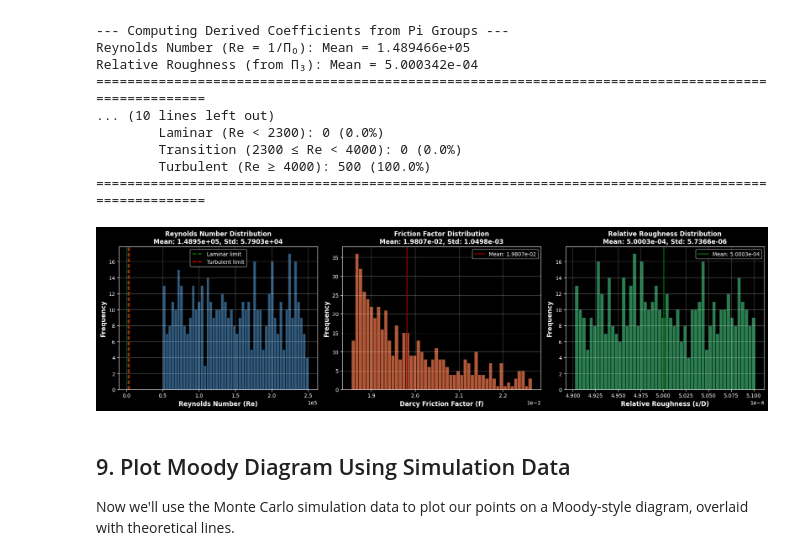
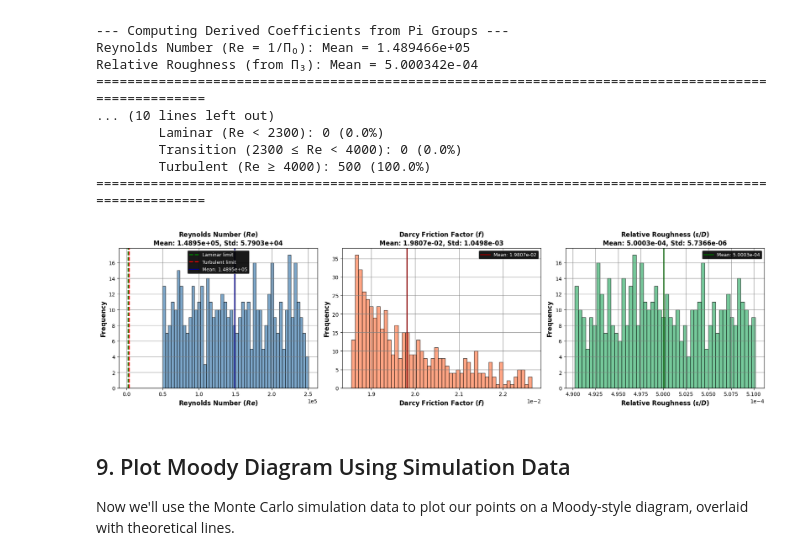
Before and after one commit to DASA-Design/PyDASA, a Jupyter notebook: docs/source/_static/examples/notebooks/PyDASA-Reynolds.ipynb, the cells around one changed output. Cells and saved outputs as stored; diff of their text form; code cells hidden in the pictures.

```diff
--- a/docs/source/_static/examples/notebooks/PyDASA-Reynolds.ipynb
+++ b/docs/source/_static/examples/notebooks/PyDASA-Reynolds.ipynb
@@ -808,47 +808,69 @@ Relative Roughness (from Π₃): Mean = 5.000342e-04
 ====================================================================================================
 # %%
 # Plot distributions of the three derived coefficients
-fig, axes = plt.subplots(1, 3, figsize=(18, 5))
+fig, axes = plt.subplots(1, 3, figsize=(18, 5), facecolor="white")
 
-# Plot 1: Reynolds Number Distribution
-axes[0].hist(Re_sim, bins=50, color="steelblue", alpha=0.7, edgecolor="black")
-axes[0].axvline(2300, color="green", linestyle="--", linewidth=2, label="Laminar limit")
-axes[0].axvline(4000, color="red", linestyle="--", linewidth=2, label="Turbulent limit")
-axes[0].set_xlabel("Reynolds Number (Re)", fontsize=12, fontweight="bold")
-axes[0].set_ylabel("Frequency", fontsize=12, fontweight="bold")
-title = f"Reynolds Number Distribution\nMean: {np.mean(Re_sim):.4e}, Std: {np.std(Re_sim):.4e}"
-axes[0].set_title(title, fontsize=12, fontweight="bold")
-axes[0].ticklabel_format(axis="x", style="sci", scilimits=(0,0))
-axes[0].legend()
-axes[0].grid(True, alpha=0.3)
+# Prepare auxiliary lists for loop iteration
+coeff_data = [Re_sim, f_sim, epsilon_D_sim]
+coeff_names = [
+    r"Reynolds Number ($\boldsymbol{Re}$)",
+    r"Darcy Friction Factor ($\boldsymbol{f}$)",
+    r"Relative Roughness ($\boldsymbol{\varepsilon/D}$)"
+]
+coeff_colors = ["steelblue", "coral", "mediumseagreen"]
+mean_line_colors = ["darkblue", "darkred", "darkgreen"]
 
-# Plot 2: Friction Factor Distribution
-axes[1].hist(f_sim, bins=50, color="coral", alpha=0.7, edgecolor="black")
-axes[1].axvline(np.mean(f_sim), color="darkred", linestyle="-", linewidth=2, label=f"Mean: {np.mean(f_sim):.4e}")
-axes[1].set_xlabel("Darcy Friction Factor (f)", fontsize=12, fontweight="bold")
-axes[1].set_ylabel("Frequency", fontsize=12, fontweight="bold")
-title = f"Friction Factor Distribution\nMean: {np.mean(f_sim):.4e}, Std: {np.std(f_sim):.4e}"
-axes[1].set_title(title, fontsize=12, fontweight="bold")
-axes[1].ticklabel_format(axis="x", style="sci", scilimits=(0,0))
-axes[1].legend()
-axes[1].grid(True, alpha=0.3)
+# Special vertical lines for each plot (None if no special lines)
+special_lines = [
+    [(2300, "green", "--", "Laminar limit"), (4000, "red", "--", "Turbulent limit")],  # Reynolds
+    [],  # Friction factor (no special lines)
+    []   # Relative roughness (no special lines)
+]
 
-# Plot 3: Relative Roughness Distribution
-axes[2].hist(epsilon_D_sim, bins=50, color="mediumseagreen", alpha=0.7, edgecolor="black")
-axes[2].axvline(np.mean(epsilon_D_sim), color="darkgreen", linestyle="-", linewidth=2,
-                label=f"Mean: {np.mean(epsilon_D_sim):.4e}")
-axes[2].set_xlabel("Relative Roughness (ε/D)", fontsize=12, fontweight="bold")
-axes[2].set_ylabel("Frequency", fontsize=12, fontweight="bold")
-title = f"Relative Roughness Distribution\nMean: {np.mean(epsilon_D_sim):.4e}, Std: {np.std(epsilon_D_sim):.4e}"
-axes[2].set_title(title, fontsize=12, fontweight="bold")
-axes[2].ticklabel_format(axis="x", style="sci", scilimits=(0,0))
-axes[2].legend()
-axes[2].grid(True, alpha=0.3)
+# Iterate over the 3 subplots
+for idx in range(3):
+    # Set white background for subplot
+    axes[idx].set_facecolor("white")
+
+    # Get current data and properties
+    data = coeff_data[idx]
+    name = coeff_names[idx]
+    color = coeff_colors[idx]
+    mean_color = mean_line_colors[idx]
+
+    # Plot histogram
+    axes[idx].hist(data, bins=50, color=color, alpha=0.7, edgecolor="black")
+
+    # Add special vertical lines (if any)
+    for line_info in special_lines[idx]:
+        x_pos, line_color, line_style, line_label = line_info
+        axes[idx].axvline(x_pos, color=line_color, linestyle=line_style,
+                         linewidth=2, label=line_label)
+
+    # Add mean line
+    axes[idx].axvline(np.mean(data), color=mean_color, linestyle="-",
+                     linewidth=2, label=f"Mean: {np.mean(data):.4e}")
+
+    # Set labels and title with black font
+    axes[idx].set_xlabel(name, fontsize=12, fontweight="bold", color="black")
+    axes[idx].set_ylabel("Frequency", fontsize=12, fontweight="bold", color="black")
+    title = f"{name}\nMean: {np.mean(data):.4e}, Std: {np.std(data):.4e}"
+    axes[idx].set_title(title, fontsize=12, fontweight="bold", color="black")
+
+    # Format and style with black font
+    axes[idx].ticklabel_format(axis="x", style="sci", scilimits=(0,0))
+    axes[idx].tick_params(colors="black", which="both")
+    axes[idx].legend(loc="best", fontsize=9, framealpha=0.9)
+    axes[idx].grid(True, alpha=0.8, color="gray", linewidth=1.0)
+
+    # Set spine colors to black
+    for spine in axes[idx].spines.values():
+        spine.set_edgecolor("black")
 
 plt.tight_layout()
 plt.show()
 # %% [output]
-[figure, old version]
+[figure, new version]
 # %% [markdown]
 ## 9. Plot Moody Diagram Using Simulation Data
 
```
Also changed, not shown: parts of 3 cells of this notebook, 1 other file.
